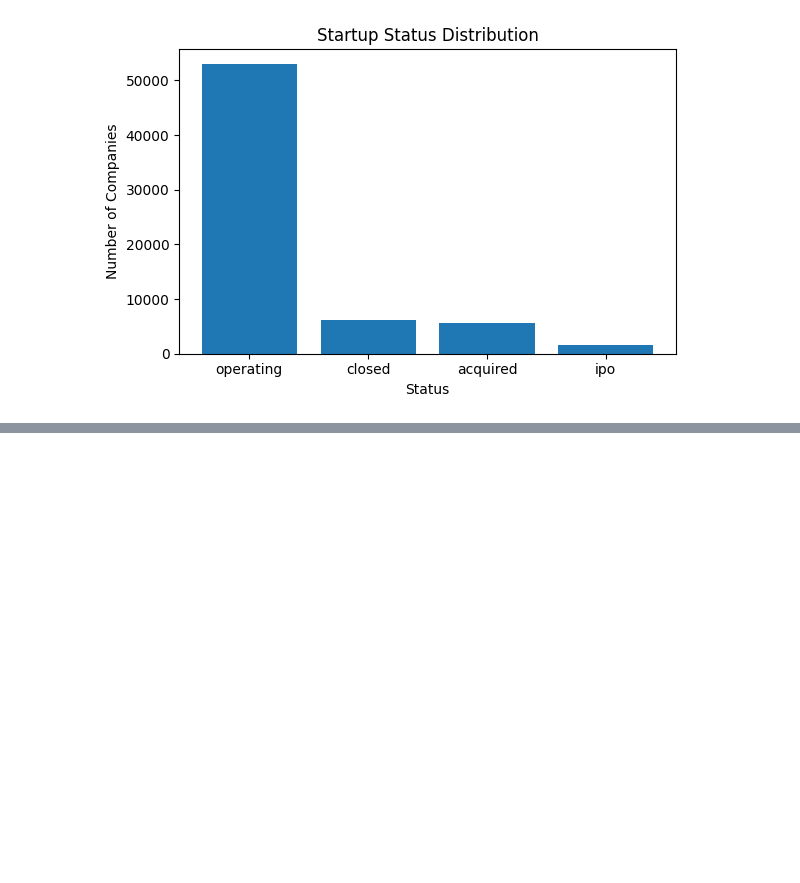
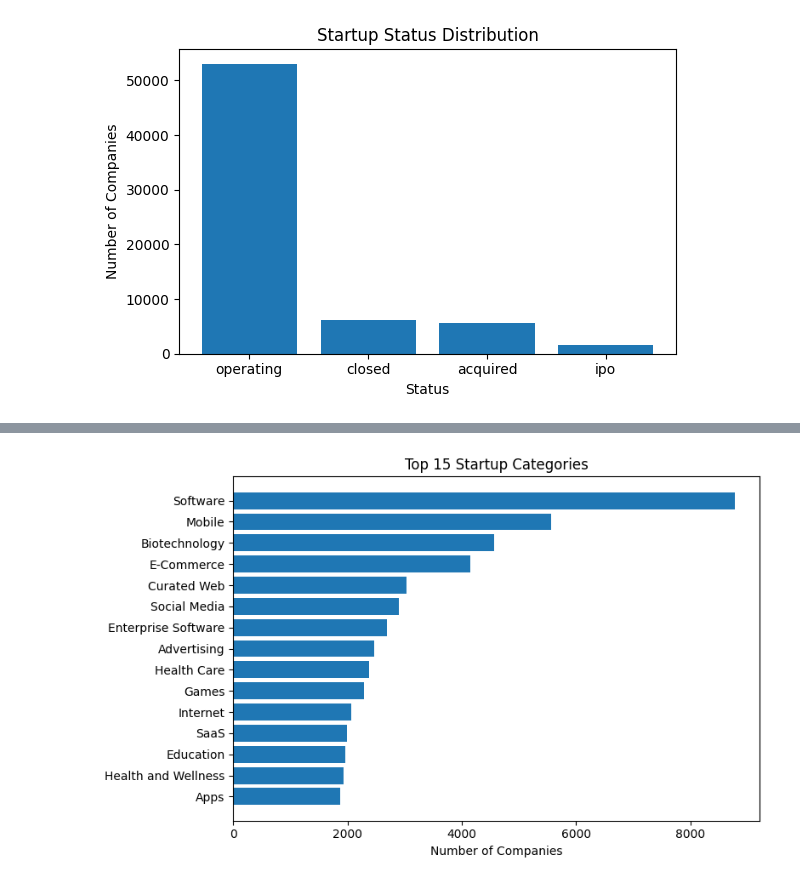
Before and after one commit to Hughes-Tyler/AnalyticsCapstone, a Jupyter notebook: notebooks/main.ipynb, the cells around one changed output, grey strips where cells are left out. Saved outputs shown, nothing was run; the diff lists cells and outputs as text; code cells hidden in the pictures; blank space fills up the shorter version.

```diff
--- a/notebooks/main.ipynb
+++ b/notebooks/main.ipynb
@@ -147,0 +361,6 @@ plt.show()
+# %%
+categories_exploded = df['category_list'].dropna().str.split('|').explode()
+
+print(f"Distinct categories: {categories_exploded.nunique()}")
+top_categories = categories_exploded.value_counts().head(15)
+top_categories
@@ -147,0 +386,10 @@ plt.show()
+# %%
+fig, ax = plt.subplots(figsize=(8, 5))
+ax.barh(top_categories.index[::-1], top_categories.values[::-1])
+
+ax.set_title("Top 15 Startup Categories")
+ax.set_xlabel("Number of Companies")
+plt.tight_layout()
+plt.show()
+# %% [output]
+[figure, added]
```
Also changed, not shown: parts of 26 cells of this notebook, 1 other file.
